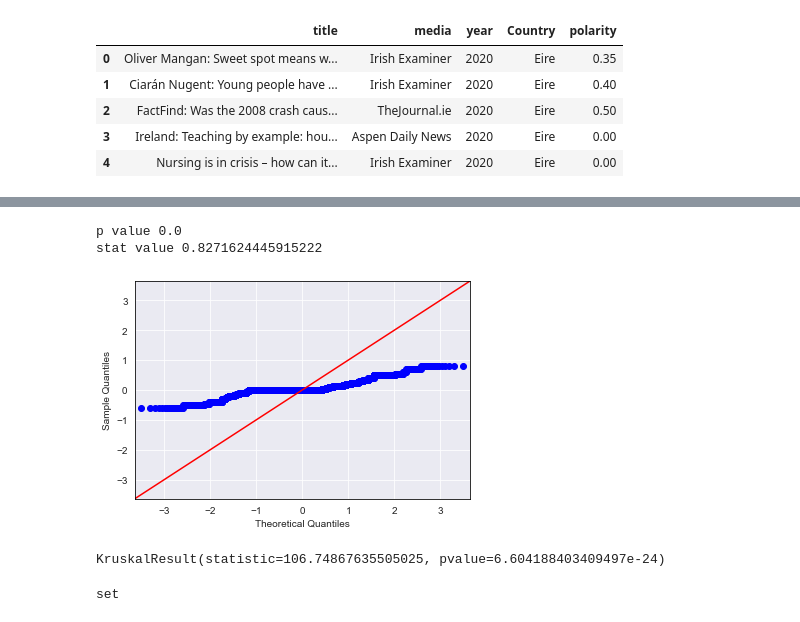
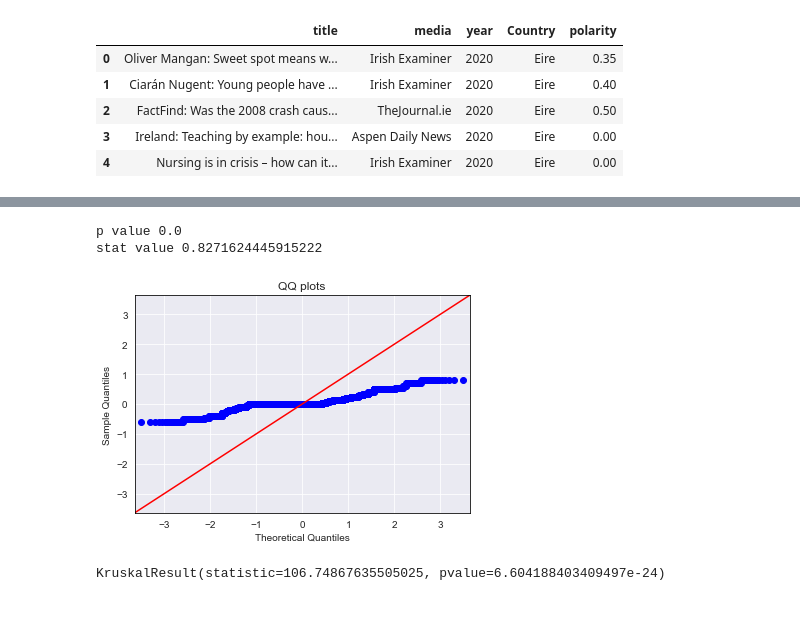
Before and after one commit to alexCCTcollege/CA-2, a Jupyter notebook: Code.ipynb, the cells around one changed output, grey strips where cells are left out. Cells and saved outputs as stored; diff of their text form; code cells hidden in the pictures.

```diff
--- a/Code.ipynb
+++ b/Code.ipynb
@@ -170,12 +167,13 @@ sns.boxplot(y= 'polarity',data=headlines,x='Country')
 # %%
 fig = sm.qqplot(headlines['polarity'], line='45')
+plt.title('QQ plots')
 stat, p = shapiro(headlines['polarity'])
 print('p value ' + str(p))
 print('stat value ' + str(stat))
 # %% [output]
 p value 0.0
 stat value 0.8271624445915222
-[figure, old version]
+[figure, new version]
 # %%
 a = headlines[headlines['Country']=='Eire']
 b = headlines[headlines['Country']=='USA']
@@ -191,5 +199 @@ tokens = nltk.word_tokenize(text)
-# %%
-type(stopwords)
-# %% [output]
-set
 # %%
```
Also changed, not shown: parts of 8 cells of this notebook, 1 other file.
